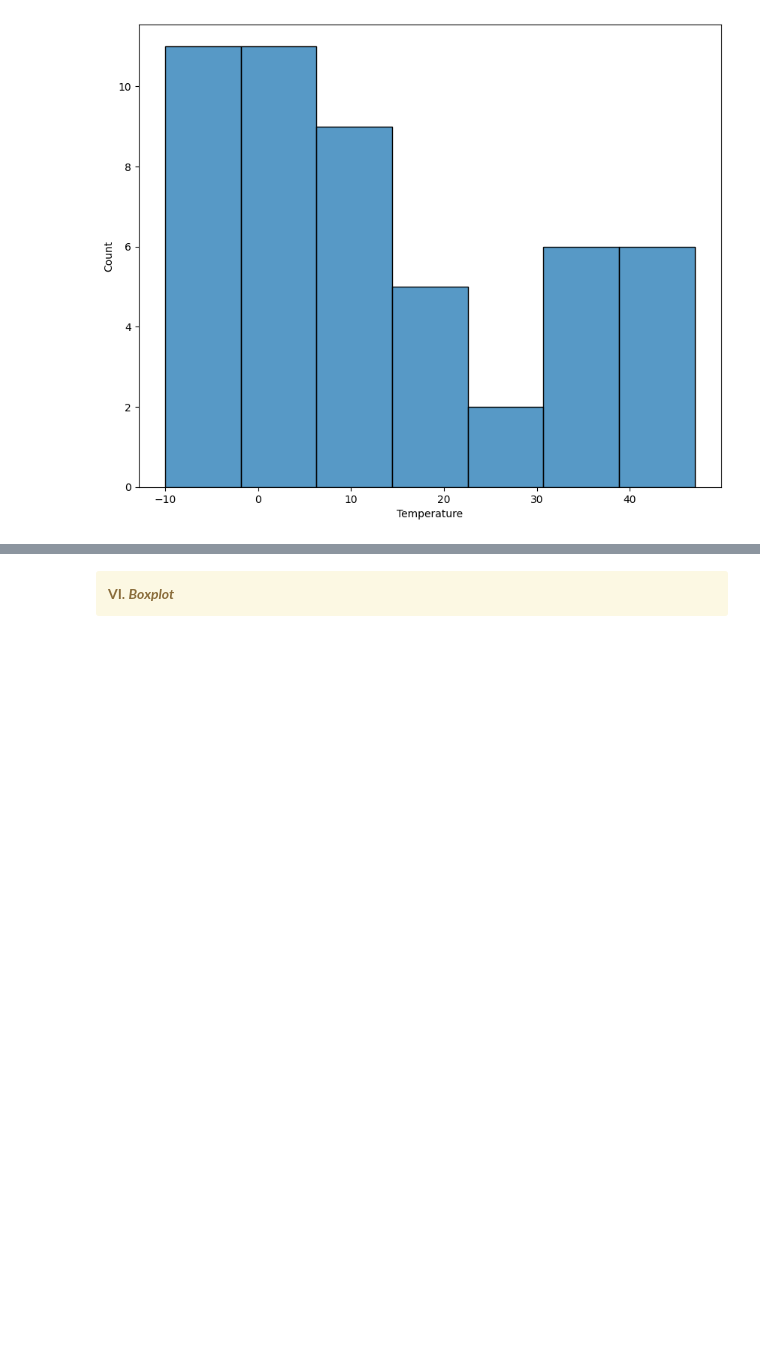
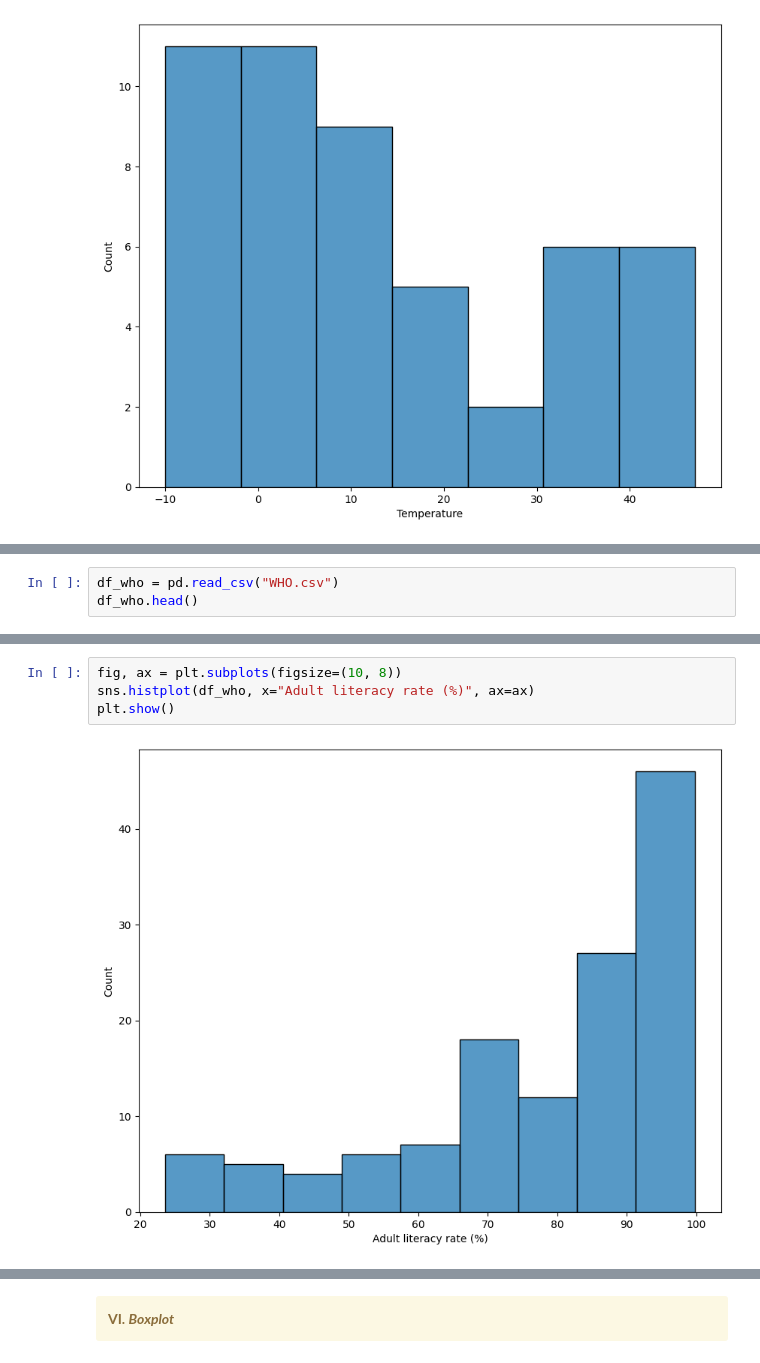
Before and after one commit to wisaaco/MCINTROPYTHON, a Jupyter notebook: notebooks/02_Pandas/03_visualization.ipynb, the cells around one changed output, grey strips where cells are left out. Cells and saved outputs as stored; diff of their text form; blank space fills up the shorter version.

```diff
--- a/notebooks/02_Pandas/03_visualization.ipynb
+++ b/notebooks/02_Pandas/03_visualization.ipynb
@@ -384,2 +388,5 @@ __Mini Exercise__
 3. Add ``hue`` by continent.
 5. Now use the column ``TotalExpenditureHealth``. Use parameter ``multiple`` to create a stack bar chart.
+# %%
+df_who = pd.read_csv("WHO.csv")
+df_who.head()
@@ -385,0 +401,6 @@ __Mini Exercise__
+# %%
+fig, ax = plt.subplots(figsize=(10, 8))
+sns.histplot(df_who, x="Adult literacy rate (%)", ax=ax)
+plt.show()
+# %% [output]
+[figure, added]
```
Also changed, not shown: parts of 13 cells of this notebook, 4 other files.
